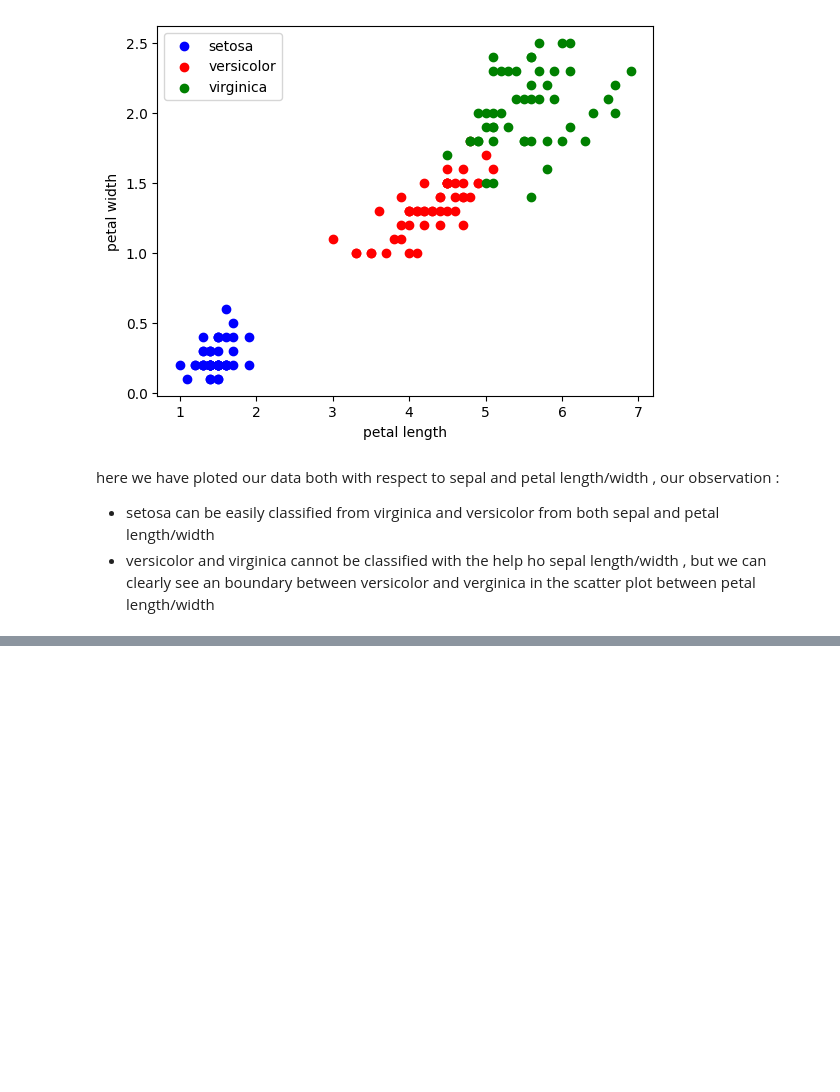
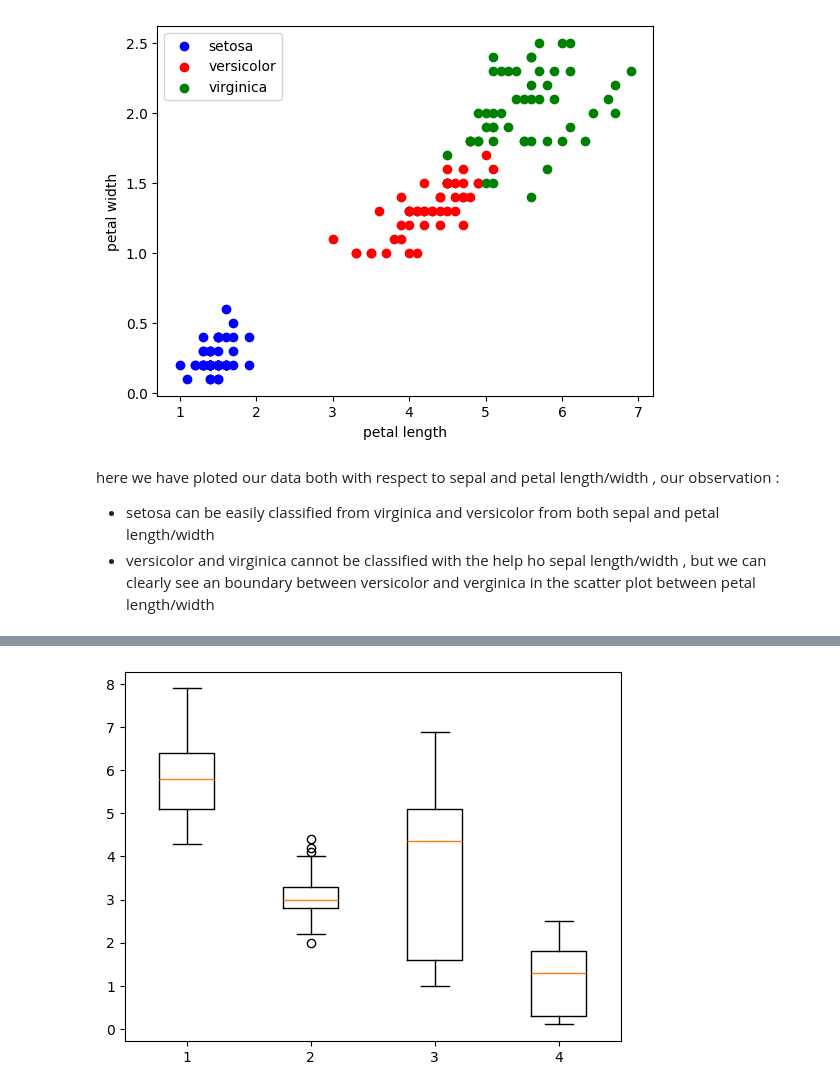
Before and after one commit to NiharSanoria1/iris_flower_classification, a Jupyter notebook: iris_class_notebook.ipynb, the cells around one changed output, grey strips where cells are left out. Drawn from its saved outputs; the diff is of its cells as text; code cells hidden in the pictures; blank space fills up the shorter version.

```diff
--- a/iris_class_notebook.ipynb
+++ b/iris_class_notebook.ipynb
@@ -113,0 +126,5 @@ here we have ploted our data both with respect to sepal and petal length/width ,
+# %%
+plt.boxplot(df.drop(columns='species'))
+plt.show()
+# %% [output]
+[figure, added]
```
Also changed, not shown: parts of 7 cells of this notebook, 2 other files.
